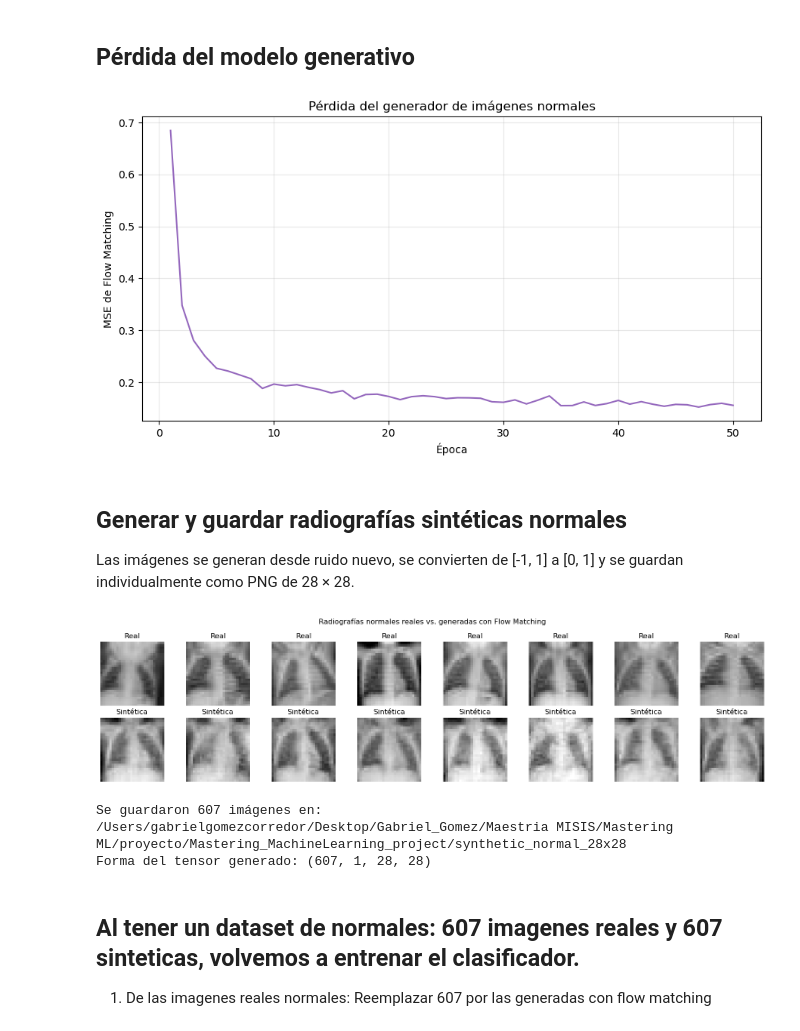
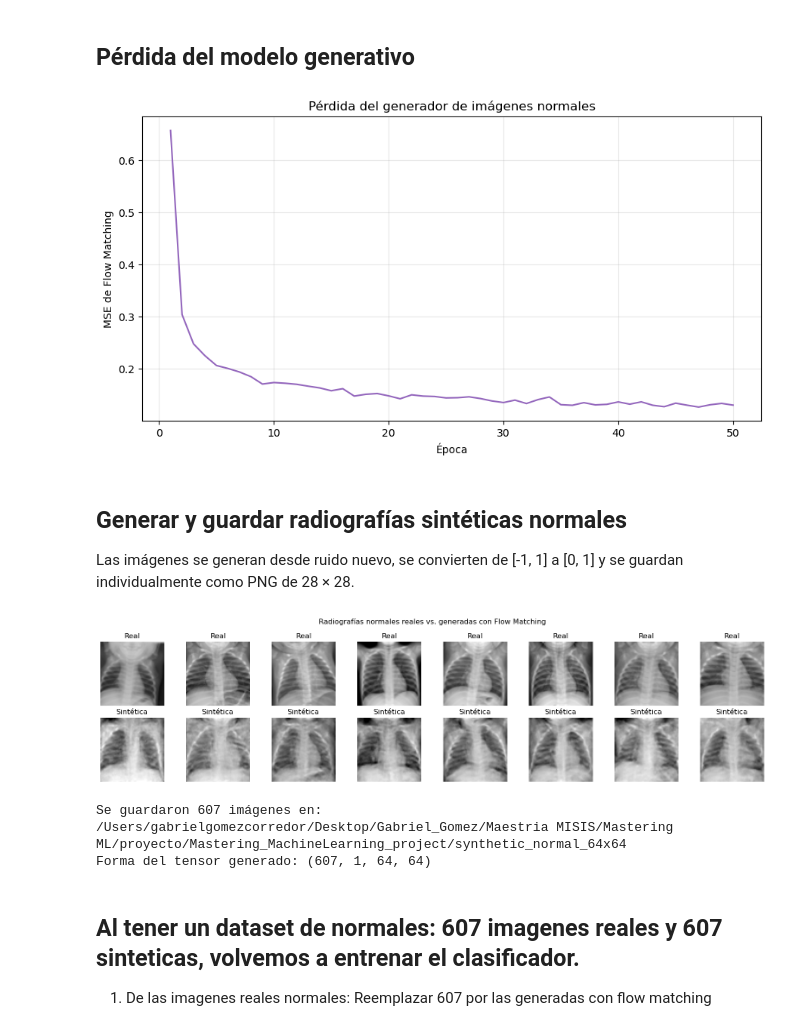
Before and after one commit to GabrielGomez9898/Mastering_MachineLearning_project, a Jupyter notebook: main.ipynb, the cells around one changed output. Drawn from its saved outputs; the diff is of its cells as text; code cells hidden in the pictures.

Commit message:
project with images 64x64

```diff
--- a/main.ipynb
+++ b/main.ipynb
@@ -32,7 +32,7 @@ PROJECT_DIR = os.getcwd()
 DATA_DIR = os.path.join(PROJECT_DIR, "data")
 
 # Tamano de las imagenes
-IMAGE_SIZE = 28
+IMAGE_SIZE = 64
 
 os.makedirs(DATA_DIR, exist_ok=True)
 
@@ -331,9 +331,9 @@ class PneumoniaCNN(nn.Module):
             nn.ReLU(),
             nn.MaxPool2d(kernel_size=2, stride=2)
         )
-        self.adaptive_pool = nn.AdaptiveAvgPool2d((4, 4))
+        self.adaptive_pool = nn.AdaptiveAvgPool2d((1, 1))
         self.fc = nn.Sequential(
-            nn.Linear(64 * 4 * 4, 128),
+            nn.Linear(64, 128),
             nn.ReLU(),
             nn.Linear(128, 128),
             nn.ReLU(),
@@ -664,7 +664,7 @@ import torch.nn.functional as F
 from torchvision.utils import save_image
 
 FLOW_SEED = 42
-FLOW_IMAGE_SIZE = 28
+FLOW_IMAGE_SIZE = 64
 FLOW_BATCH_SIZE = 64
 FLOW_EPOCHS = 50
 FLOW_LEARNING_RATE = 2e-4
@@ -713,7 +713,7 @@ flow_loader = data.DataLoader(
 )
 
 flow_images_example, flow_labels_example = next(iter(flow_loader))
-assert flow_images_example.shape[1:] == (1, 28, 28)
+assert flow_images_example.shape[1:] == (1, 64, 64)
 assert torch.all(flow_labels_example == 0)
 
 print("Dispositivo para Flow Matching:", FLOW_DEVICE)
@@ -967,7 +967,7 @@ plt.grid(alpha=0.3)
 plt.tight_layout()
 plt.show()
 # %% [output]
-[figure, old version]
+[figure, new version]
 # %% [markdown]
 ## Generar y guardar radiografías sintéticas normales
 
@@ -981,37 +981,37 @@ synthetic_normal_normalized = flow_model.sample(
     num_steps=FLOW_SAMPLING_STEPS
 ).cpu()
 synthetic_normal_images = (synthetic_normal_normalized + 1) / 2
 synthetic_normal_images = synthetic_normal_images.clamp(0, 1)
 
 # Comparar ejemplos reales y sintéticos.
 real_normal_images = (flow_images_example[:8] + 1) / 2
 fig, axes = plt.subplots(2, 8, figsize=(16, 4))
 for index in range(8):
     axes[0, index].imshow(real_normal_images[index, 0], cmap="gray", vmin=0, vmax=1)
     axes[0, index].set_title("Real")
     axes[0, index].axis("off")
 
     axes[1, index].imshow(synthetic_normal_images[index, 0], cmap="gray", vmin=0, vmax=1)
     axes[1, index].set_title("Sintética")
     axes[1, index].axis("off")
 
 plt.suptitle("Radiografías normales reales vs. generadas con Flow Matching")
 plt.tight_layout()
 plt.show()
 
-synthetic_output_dir = Path("synthetic_normal_28x28")
+synthetic_output_dir = Path("synthetic_normal_64x64")
 synthetic_output_dir.mkdir(parents=True, exist_ok=True)
 
 for index, image in enumerate(synthetic_normal_images):
     image_path = synthetic_output_dir / f"normal_synthetic_{index:04d}.png"
     save_image(image, image_path)
 
 print(f"Se guardaron {NUM_SYNTHETIC_NORMAL} imágenes en: {synthetic_output_dir.resolve()}")
 print("Forma del tensor generado:", tuple(synthetic_normal_images.shape))
 # %% [output]
-[figure, old version]
+[figure, new version]
-Se guardaron 607 imágenes en: /Users/gabrielgomezcorredor/Desktop/Gabriel_Gomez/Maestria MISIS/Mastering ML/proyecto/Mastering_MachineLearning_project/synthetic_normal_28x28
-Forma del tensor generado: (607, 1, 28, 28)
+Se guardaron 607 imágenes en: /Users/gabrielgomezcorredor/Desktop/Gabriel_Gomez/Maestria MISIS/Mastering ML/proyecto/Mastering_MachineLearning_project/synthetic_normal_64x64
+Forma del tensor generado: (607, 1, 64, 64)
 # %% [markdown]
 ## Al tener un dataset de normales: 607 imagenes reales y 607 sinteticas, volvemos a entrenar el clasificador.
 
```
Also changed, not shown: parts of 17 cells of this notebook, 2 other files.
